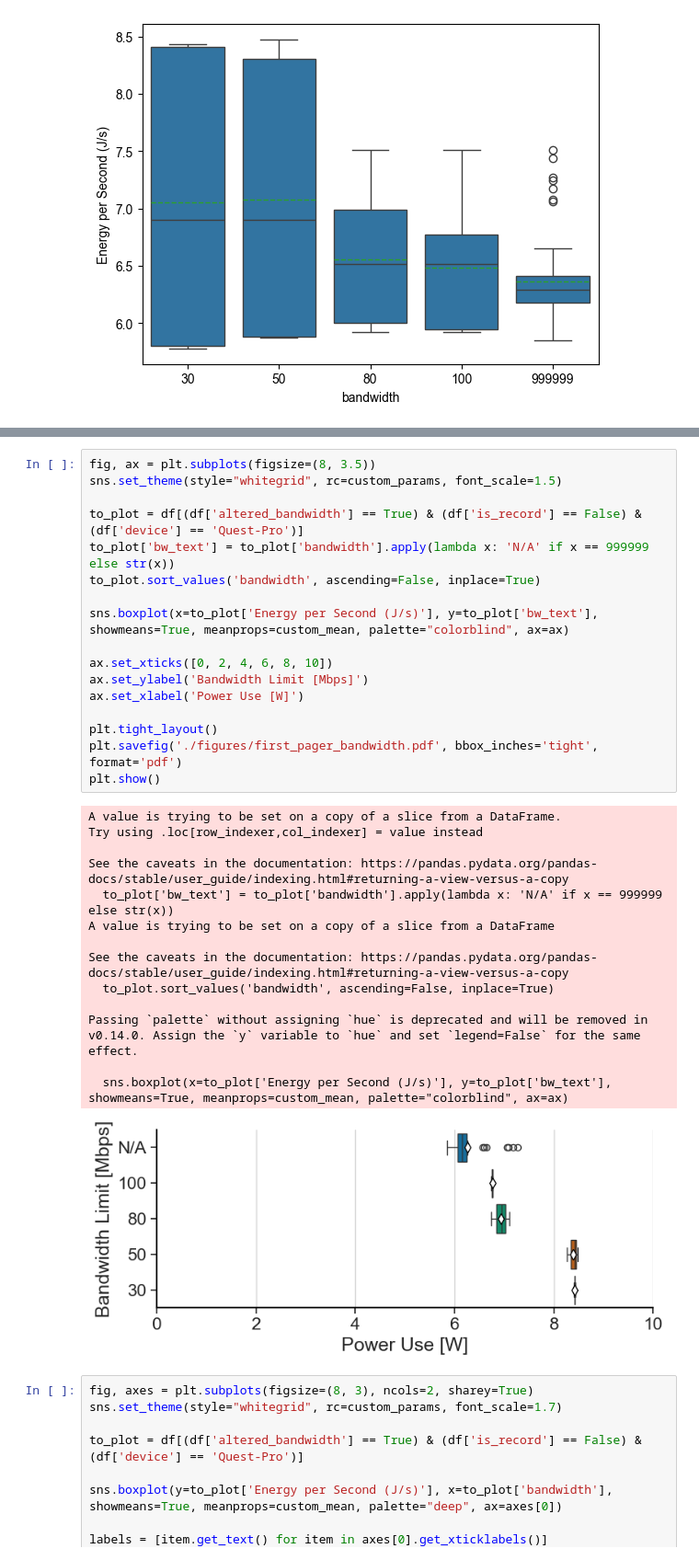
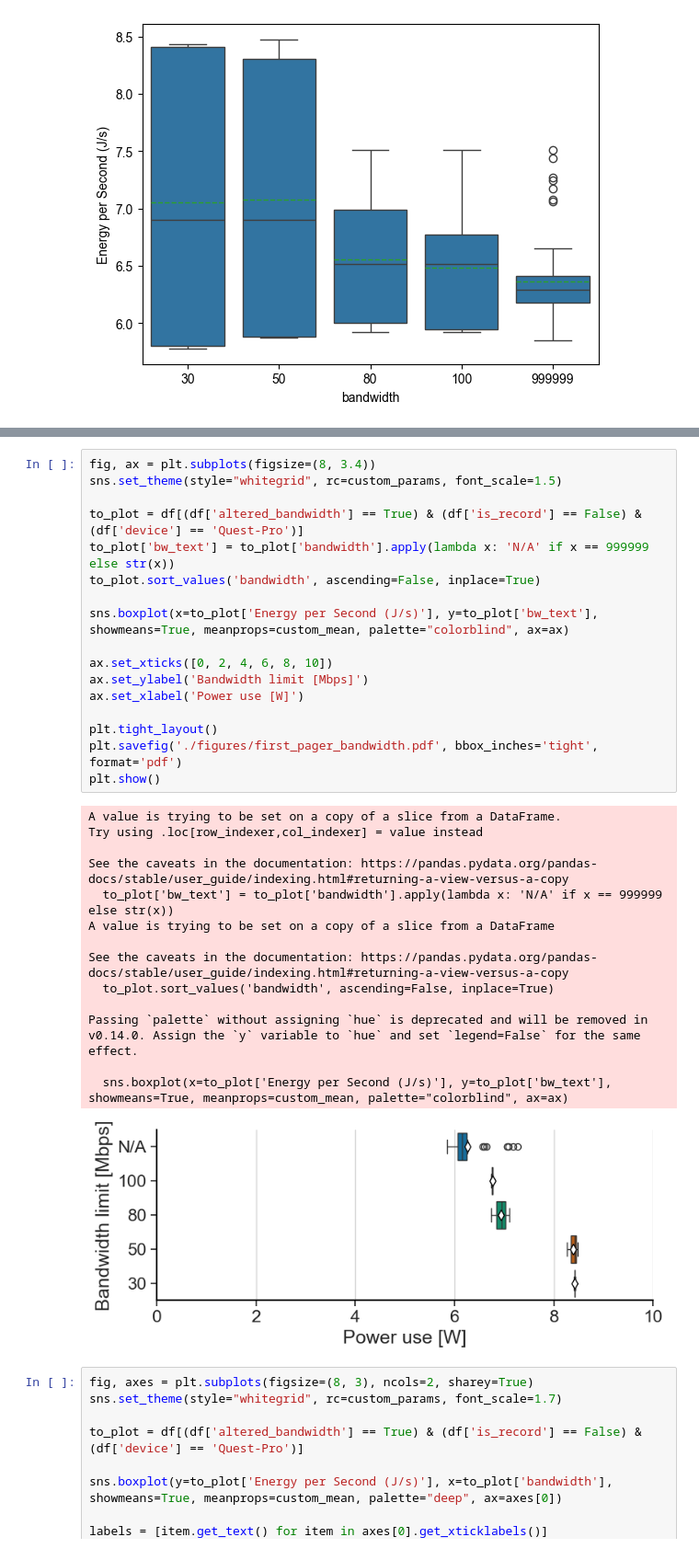
Before and after one commit to Raiduy/librnr-experiments, a Jupyter notebook: new_bm.ipynb, the cells around one changed output, grey strips where cells are left out. Shown at 92% size. Drawn from its saved outputs; the diff is of its cells as text.

```diff
--- a/new_bm.ipynb
+++ b/new_bm.ipynb
@@ -219,35 +212,35 @@ See the caveats in the documentation: https://pandas.pydata.org/pandas-docs/stab
 # %%
-fig, ax = plt.subplots(figsize=(8, 3.5))
+fig, ax = plt.subplots(figsize=(8, 3.4))
 sns.set_theme(style="whitegrid", rc=custom_params, font_scale=1.5)
 
 to_plot = df[(df['altered_bandwidth'] == True) & (df['is_record'] == False) & (df['device'] == 'Quest-Pro')]
 to_plot['bw_text'] = to_plot['bandwidth'].apply(lambda x: 'N/A' if x == 999999 else str(x))
 to_plot.sort_values('bandwidth', ascending=False, inplace=True)
 
 sns.boxplot(x=to_plot['Energy per Second (J/s)'], y=to_plot['bw_text'], showmeans=True, meanprops=custom_mean, palette="colorblind", ax=ax)
 
 ax.set_xticks([0, 2, 4, 6, 8, 10])
-ax.set_ylabel('Bandwidth Limit [Mbps]')
-ax.set_xlabel('Power Use [W]')
+ax.set_ylabel('Bandwidth limit [Mbps]')
+ax.set_xlabel('Power use [W]')
 
 plt.tight_layout()
 plt.savefig('./figures/first_pager_bandwidth.pdf', bbox_inches='tight', format='pdf')
 plt.show()
 # %% [output]
 A value is trying to be set on a copy of a slice from a DataFrame.
 Try using .loc[row_indexer,col_indexer] = value instead
 
 See the caveats in the documentation: https://pandas.pydata.org/pandas-docs/stable/user_guide/indexing.html#returning-a-view-versus-a-copy
   to_plot['bw_text'] = to_plot['bandwidth'].apply(lambda x: 'N/A' if x == 999999 else str(x))
 A value is trying to be set on a copy of a slice from a DataFrame
 
 See the caveats in the documentation: https://pandas.pydata.org/pandas-docs/stable/user_guide/indexing.html#returning-a-view-versus-a-copy
   to_plot.sort_values('bandwidth', ascending=False, inplace=True)
 
 Passing `palette` without assigning `hue` is deprecated and will be removed in v0.14.0. Assign the `y` variable to `hue` and set `legend=False` for the same effect.
 
   sns.boxplot(x=to_plot['Energy per Second (J/s)'], y=to_plot['bw_text'], showmeans=True, meanprops=custom_mean, palette="colorblind", ax=ax)
-[figure, old version]
+[figure, new version]
 # %%
 fig, axes = plt.subplots(figsize=(8, 3), ncols=2, sharey=True)
 sns.set_theme(style="whitegrid", rc=custom_params, font_scale=1.7)
```
Also changed, not shown: parts of 2 cells of this notebook, 24 other files.
